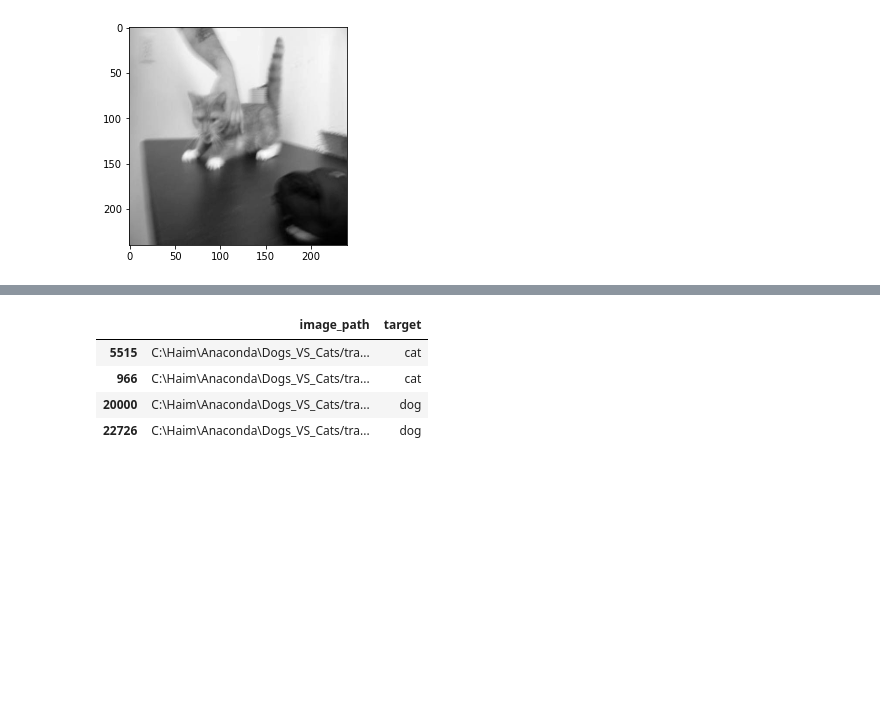
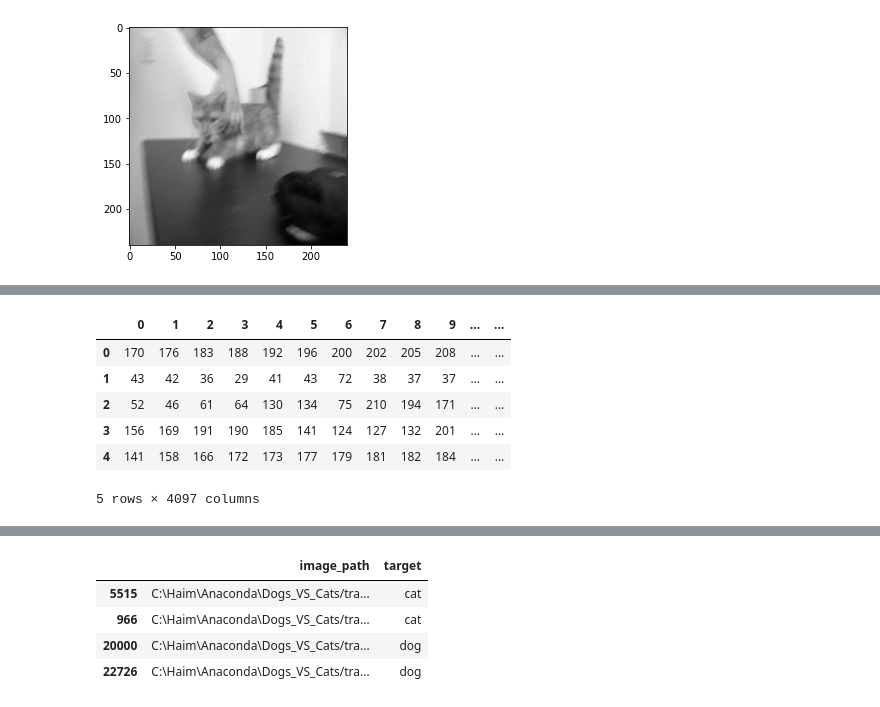
Before and after one commit to haimgoldfisher/Data_Visualization_Final_Project, a Jupyter notebook: NoteBook3 - Dogs VS Cats.ipynb, the cells around one changed output, grey strips where cells are left out. Saved outputs shown, nothing was run; the diff lists cells and outputs as text; code cells hidden in the pictures; blank space fills up the shorter version.

```diff
--- a/NoteBook3 - Dogs VS Cats.ipynb
+++ b/NoteBook3 - Dogs VS Cats.ipynb
@@ -99,0 +100,24 @@ plt.show()
+# %%
+#fanction that change the size and the color of the pictures
+def readImg_gray(file_path):
+    img = cv2.imread(file_path)
+    gray_img = cv2.cvtColor(img, cv2.COLOR_BGR2GRAY)
+    resized_img = cv2.resize(gray_img, (64,64))
+    return resized_img
+# %%
+#fanction to change from tictures to Array
+def TrainToArr(name, num):
+    m=12500
+    n_x = 64*64
+    X = np.ndarray((m,n_x), dtype=np.uint8)
+    y = np.zeros((m,1))
+    folder = 'train/'
+    for i in range(m):
+        img = readImg_gray(folder + name+ '.' + str(i) + '.jpg')
+        X[i,:] = np.squeeze(img.reshape((n_x,1)))
+        y[i,0] = num
+    return X,y
+# %%
+#we got:
+X_dog,Y_dog=TrainToArr('dog', num=1)
+X_cat,Y_cat=TrainToArr('cat', num=0)
@@ -99,0 +137,13 @@ plt.show()
+# %%
+X_Cat['label'] = Y_cat
+cat_data=X_Cat
+cat_data.head()
+#the cat dataset
+# %% [output]
+|  | 0 | 1 | 2 | 3 | 4 | 5 | 6 | 7 | 8 | 9 | ... | ... |
+| 0 | 170 | 176 | 183 | 188 | 192 | 196 | 200 | 202 | 205 | 208 | ... | ... |
+| 1 | 43 | 42 | 36 | 29 | 41 | 43 | 72 | 38 | 37 | 37 | ... | ... |
+| 2 | 52 | 46 | 61 | 64 | 130 | 134 | 75 | 210 | 194 | 171 | ... | ... |
+| 3 | 156 | 169 | 191 | 190 | 185 | 141 | 124 | 127 | 132 | 201 | ... | ... |
+| 4 | 141 | 158 | 166 | 172 | 173 | 177 | 179 | 181 | 182 | 184 | ... | ... |
+5 rows × 4097 columns
```
Also changed, not shown: parts of 9 cells of this notebook, 1 other file.
